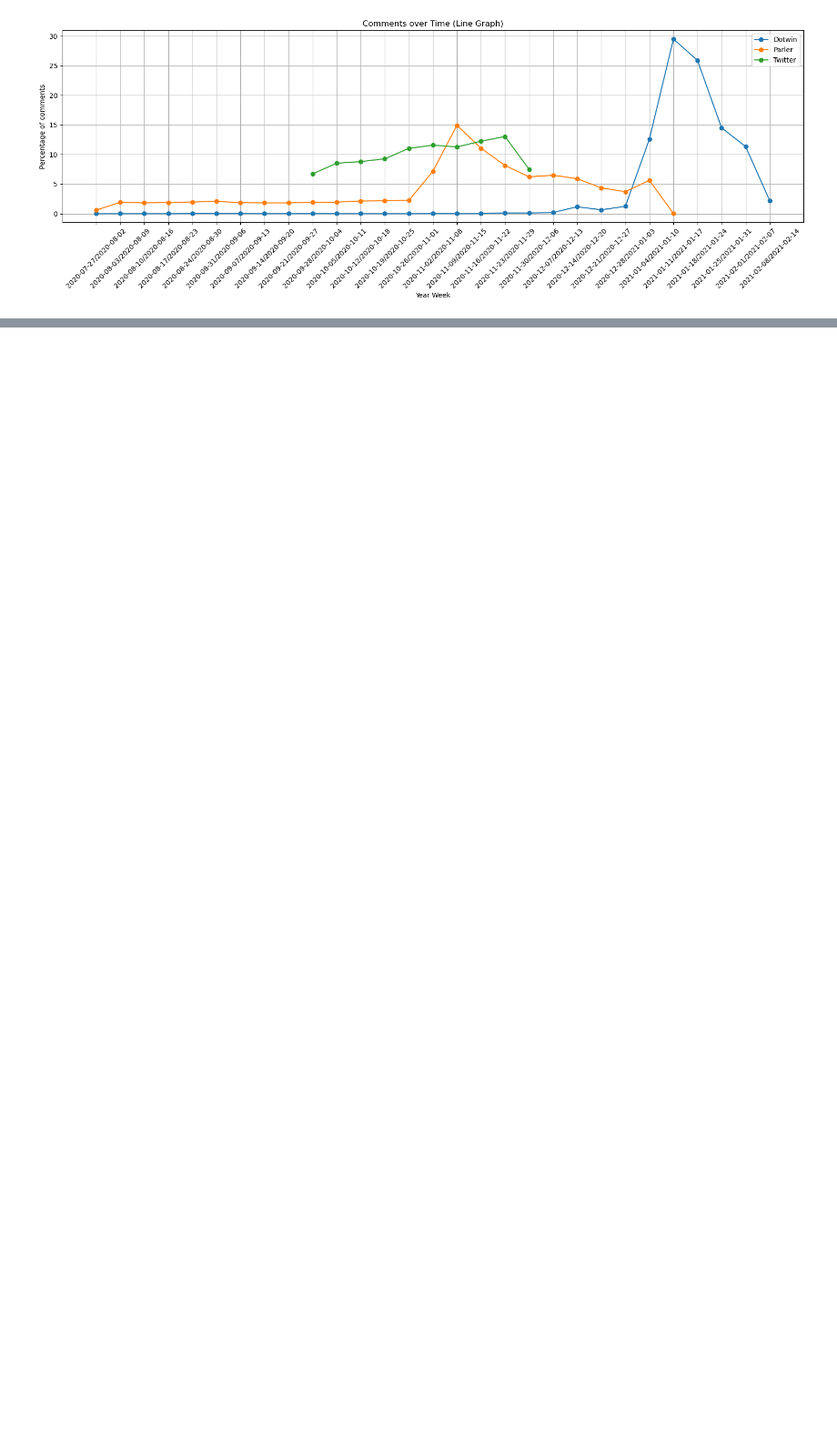
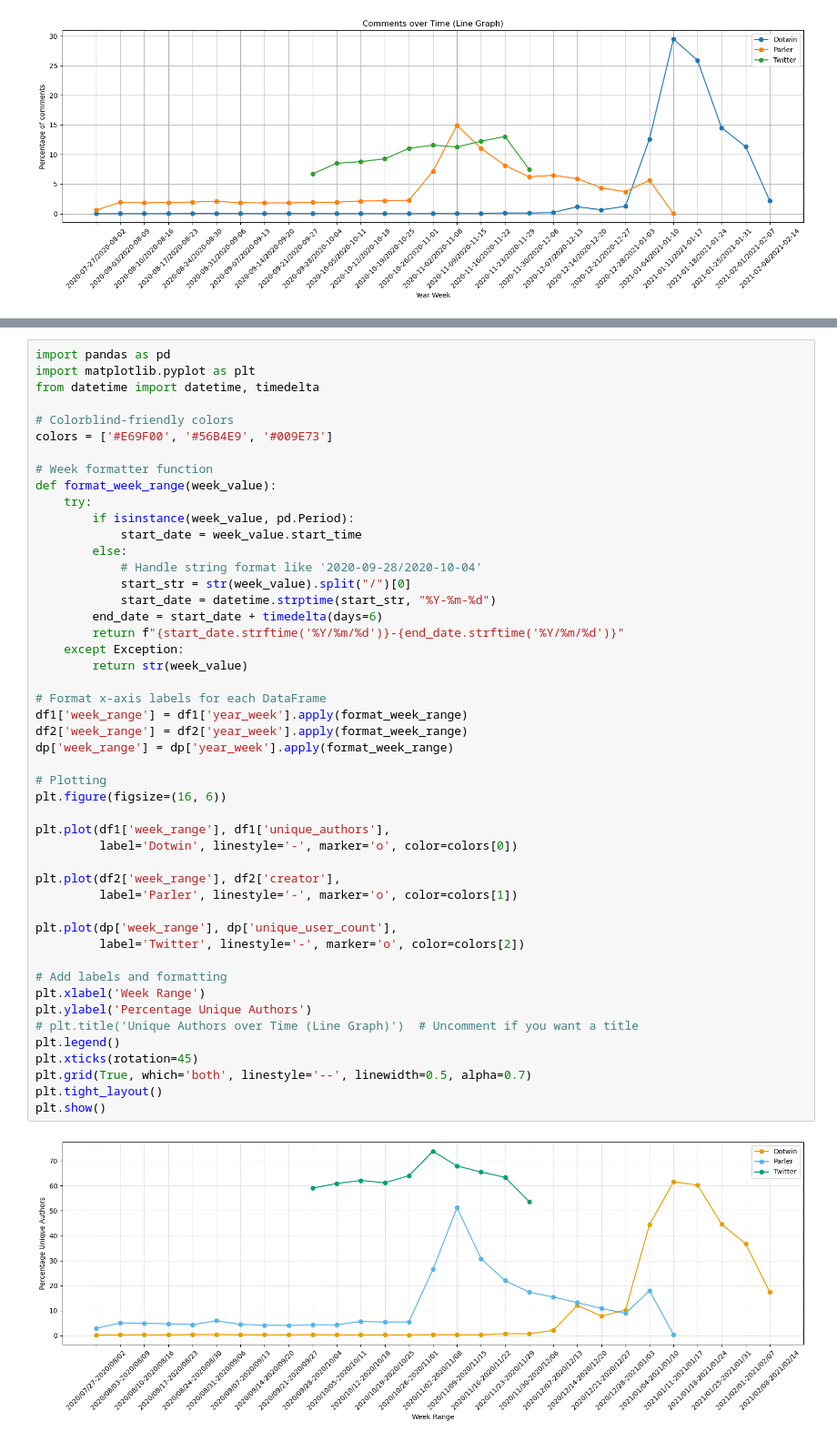
Before and after one commit to nmrastogi/QAnon, a Jupyter notebook: week_analysis.ipynb, the cells around one changed output, grey strips where cells are left out. Shown at 91% size. Cells and saved outputs as stored; diff of their text form; blank space fills up the shorter version.

```diff
--- a/week_analysis.ipynb
+++ b/week_analysis.ipynb
@@ -2272,0 +2533,50 @@ plt.show()
+# %%
+import pandas as pd
+import matplotlib.pyplot as plt
+from datetime import datetime, timedelta
+
+# Colorblind-friendly colors
+colors = ['#E69F00', '#56B4E9', '#009E73']
+
+# Week formatter function
+def format_week_range(week_value):
+    try:
+        if isinstance(week_value, pd.Period):
+            start_date = week_value.start_time
+        else:
+            # Handle string format like '2020-09-28/2020-10-04'
+            start_str = str(week_value).split("/")[0]
+            start_date = datetime.strptime(start_str, "%Y-%m-%d")
+        end_date = start_date + timedelta(days=6)
+        return f"{start_date.strftime('%Y/%m/%d')}-{end_date.strftime('%Y/%m/%d')}"
+    except Exception:
+        return str(week_value)
+
+# Format x-axis labels for each DataFrame
+df1['week_range'] = df1['year_week'].apply(format_week_range)
+df2['week_range'] = df2['year_week'].apply(format_week_range)
+dp['week_range'] = dp['year_week'].apply(format_week_range)
+
+# Plotting
+plt.figure(figsize=(16, 6))
+
+plt.plot(df1['week_range'], df1['unique_authors'],
+         label='Dotwin', linestyle='-', marker='o', color=colors[0])
+
+plt.plot(df2['week_range'], df2['creator'],
+         label='Parler', linestyle='-', marker='o', color=colors[1])
+
+plt.plot(dp['week_range'], dp['unique_user_count'],
+         label='Twitter', linestyle='-', marker='o', color=colors[2])
+
+# Add labels and formatting
+plt.xlabel('Week Range')
+plt.ylabel('Percentage Unique Authors')
+# plt.title('Unique Authors over Time (Line Graph)')  # Uncomment if you want a title
+plt.legend()
+plt.xticks(rotation=45)
+plt.grid(True, which='both', linestyle='--', linewidth=0.5, alpha=0.7)
+plt.tight_layout()
+plt.show()
+# %% [output]
+[figure, added]
```
Also changed, not shown: parts of 19 cells of this notebook, 1 other file.
